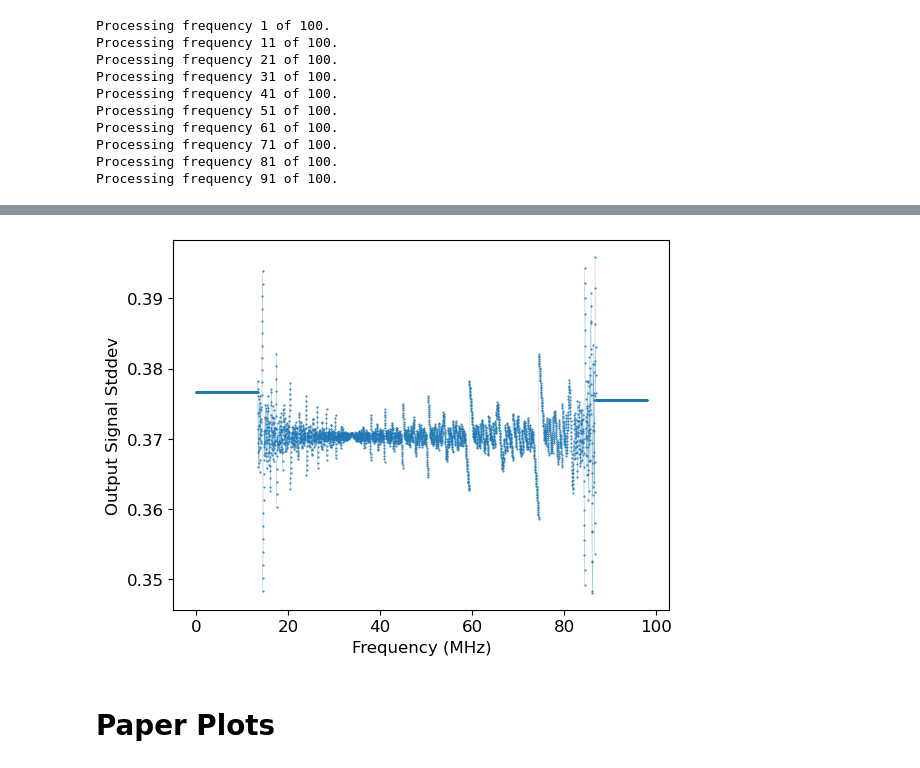
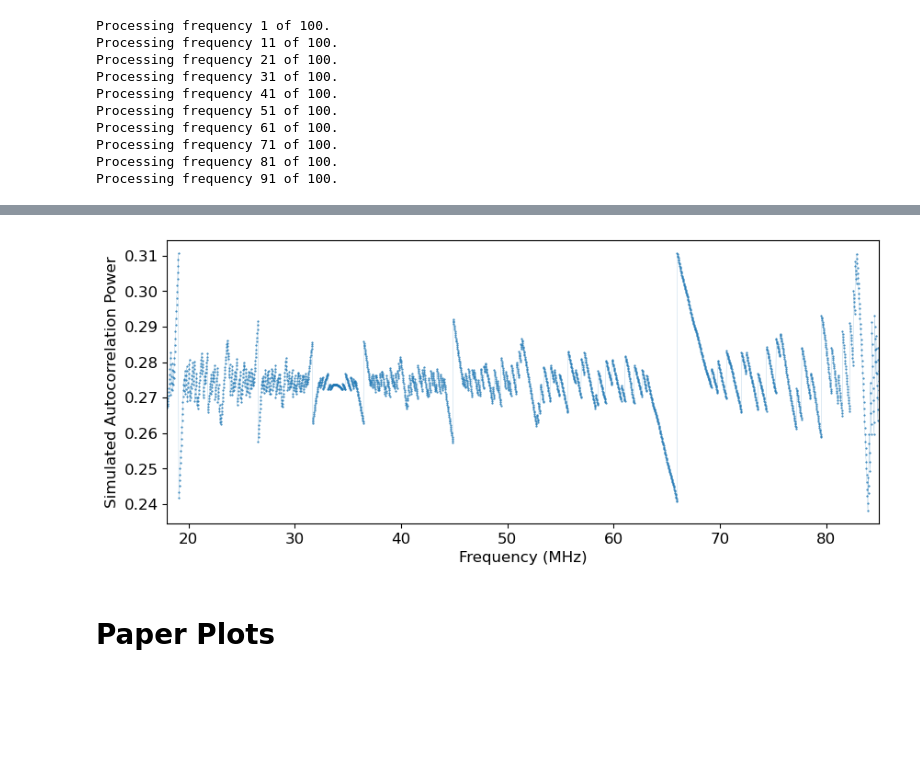
Before and after one commit to rlbyrne/requantization_sim, a Jupyter notebook: requantization_semianalytic_sim.ipynb, the cells around one changed output, grey strips where cells are left out. Saved outputs shown, nothing was run; the diff lists cells and outputs as text; code cells hidden in the pictures; blank space fills up the shorter version.

Commit message:
updated simulations

```diff
--- a/requantization_semianalytic_sim.ipynb
+++ b/requantization_semianalytic_sim.ipynb
@@ -60,9 +64,7 @@ Processing frequency 4991 of 5000.
 # Instrument Simulation
 # %%
 current_dir = os.getcwd()
-eq_coeffs_mat = scipy.io.loadmat(
-    f"{current_dir}/20251028a-settingsAll-night-FW7p6.mat"
-)
+eq_coeffs_mat = scipy.io.loadmat(f"{current_dir}/20250612-settingsAll-day_smoothed.mat")
 channel_width_mhz = 23925.78125 * 1e-6
 freq_array = np.arange(len(eq_coeffs_mat["coef"][0, :])) * channel_width_mhz
 for ind in range(7):
@@ -90,5 +94,5 @@ Text(0, 0.5, 'Expected FFT Output Stddev')
 # %%
-final_variances = simulation_scripts.requantization_sim(
+final_variances, final_autocorrs = simulation_scripts.requantization_sim(
     data_stddev[2000:2100],
     use_eq_coeffs[2000:2100],
 )  # Run simulation
@@ -134,23 +124,25 @@ plt.show()
 # %%
 # Full simulation, from file
 with open("simulation_output.npy", "rb") as f:
     freq_array = np.load(f)
     final_variances = np.load(f)
 f.close()
 
-plt.plot(
+fig, ax = plt.subplots(figsize=(10,4))
+ax.plot(
     freq_array,
-    np.sqrt(final_variances),
+    2*final_variances,
     ".-",
     markersize=1,
     linewidth=0.1,
     color="tab:blue",
 )
-plt.xlabel("Frequency (MHz)")
-plt.ylabel("Output Signal Stddev")
+ax.set_xlim([18, 85])
+ax.set_xlabel("Frequency (MHz)")
+ax.set_ylabel("Simulated Autocorrelation Power")
 plt.show()
 # %% [output]
-[figure, old version]
+[figure, new version]
 # %% [markdown]
 # Paper Plots
 # %%
```
Also changed, not shown: parts of 10 cells of this notebook, 4 other files.
